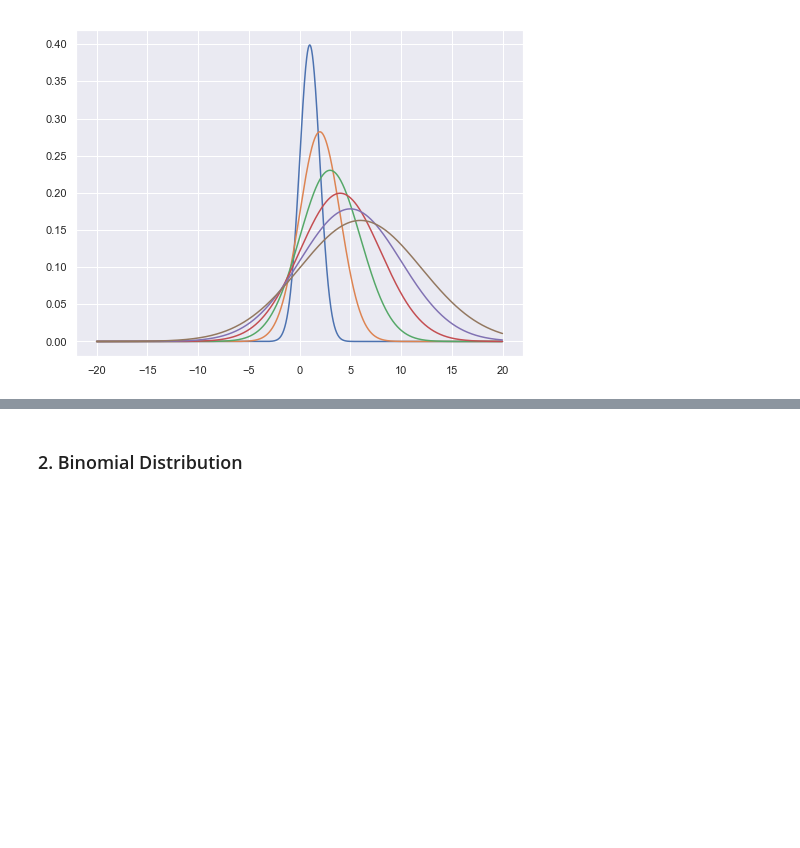
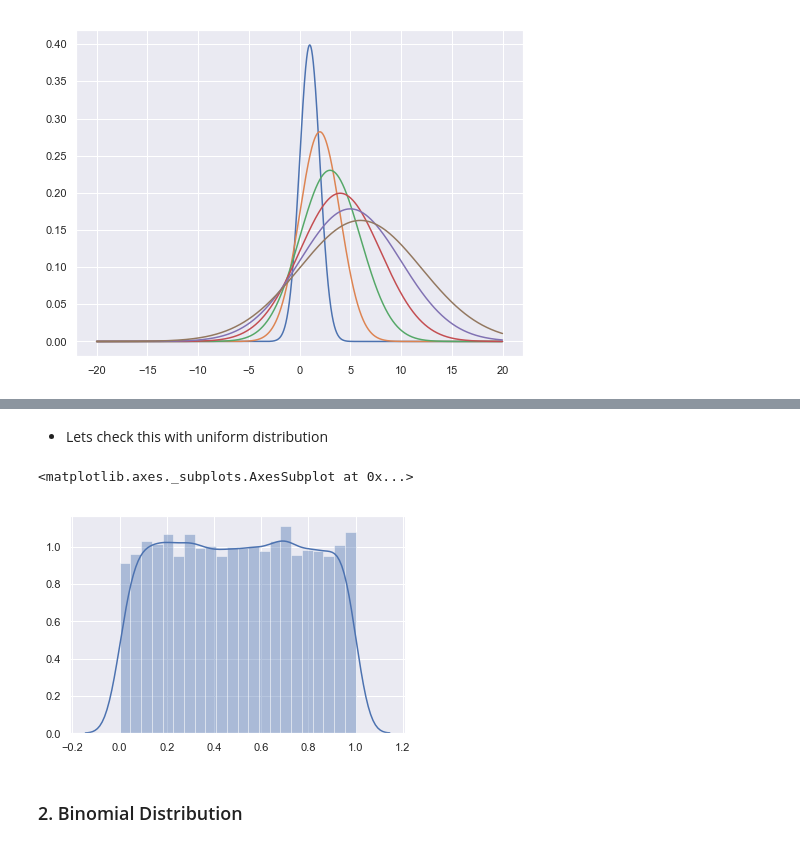
Before and after one commit to npshub/numpy, a Jupyter notebook: 5a. Statistics-Probability.ipynb, the cells around one changed output, grey strips where cells are left out. Drawn from its saved outputs; the diff is of its cells as text; code cells hidden in the pictures; blank space fills up the shorter version.

```diff
--- a/5a. Statistics-Probability.ipynb
+++ b/5a. Statistics-Probability.ipynb
@@ -44,3 +46,11 @@ sns.distplot(s)
+# %% [markdown]
+- Lets check this with uniform distribution
+# %%
+s0 = np.random.rand(10000)
+sns.distplot(s0)
+# %% [output]
+<matplotlib.axes._subplots.AxesSubplot at 0x...>
+[figure, added]
 # %% [markdown]
 ### 2. Binomial Distribution
 # %% [markdown]
```
Also changed, not shown: parts of 32 cells of this notebook, 1 other file.
